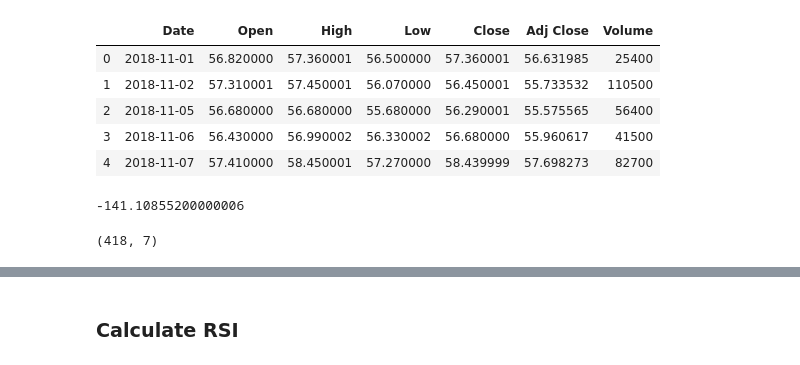
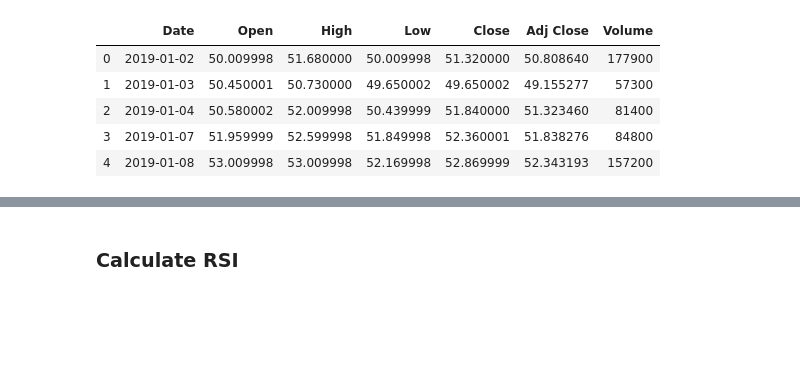
Before and after one commit to hadi-android/autotrading, a Jupyter notebook: predict_stock_quant.ipynb, the cells around one changed output, grey strips where cells are left out. Drawn from its saved outputs; the diff is of its cells as text; code cells hidden in the pictures; blank space fills up the shorter version.

```diff
--- a/predict_stock_quant.ipynb
+++ b/predict_stock_quant.ipynb
@@ -6,16 +6,16 @@ import matplotlib.pyplot as plt
 from yahoo_historical import Fetcher
 # %%
 ticker = 'XQQ.TO'
-start = [2018,11,1]
+start = [2019,1,1]
 
 df = Fetcher(ticker, start).getHistorical()
 #df = df[['Date','Close']]
 df.Date = pd.to_datetime(df.Date)
 df.head()
 # %% [output]
 |  | Date | Open | High | Low | Close | Adj Close | Volume |
-| 0 | 2018-11-01 | 56.820000 | 57.360001 | 56.500000 | 57.360001 | 56.631985 | 25400 |
-| 1 | 2018-11-02 | 57.310001 | 57.450001 | 56.070000 | 56.450001 | 55.733532 | 110500 |
-| 2 | 2018-11-05 | 56.680000 | 56.680000 | 55.680000 | 56.290001 | 55.575565 | 56400 |
-| 3 | 2018-11-06 | 56.430000 | 56.990002 | 56.330002 | 56.680000 | 55.960617 | 41500 |
-| 4 | 2018-11-07 | 57.410000 | 58.450001 | 57.270000 | 58.439999 | 57.698273 | 82700 |
+| 0 | 2019-01-02 | 50.009998 | 51.680000 | 50.009998 | 51.320000 | 50.808640 | 177900 |
+| 1 | 2019-01-03 | 50.450001 | 50.730000 | 49.650002 | 49.650002 | 49.155277 | 57300 |
+| 2 | 2019-01-04 | 50.580002 | 52.009998 | 50.439999 | 51.840000 | 51.323460 | 81400 |
+| 3 | 2019-01-07 | 51.959999 | 52.599998 | 51.849998 | 52.360001 | 51.838276 | 84800 |
+| 4 | 2019-01-08 | 53.009998 | 53.009998 | 52.169998 | 52.869999 | 52.343193 | 157200 |
@@ -24,8 +21,0 @@ df.head()
-# %%
-sum(df['Adj Close']-df['Close'])
-# %% [output]
--141.10855200000006
-# %%
-print(df.shape)
-# %% [output]
-(418, 7)
```
Also changed, not shown: parts of 44 cells of this notebook.
